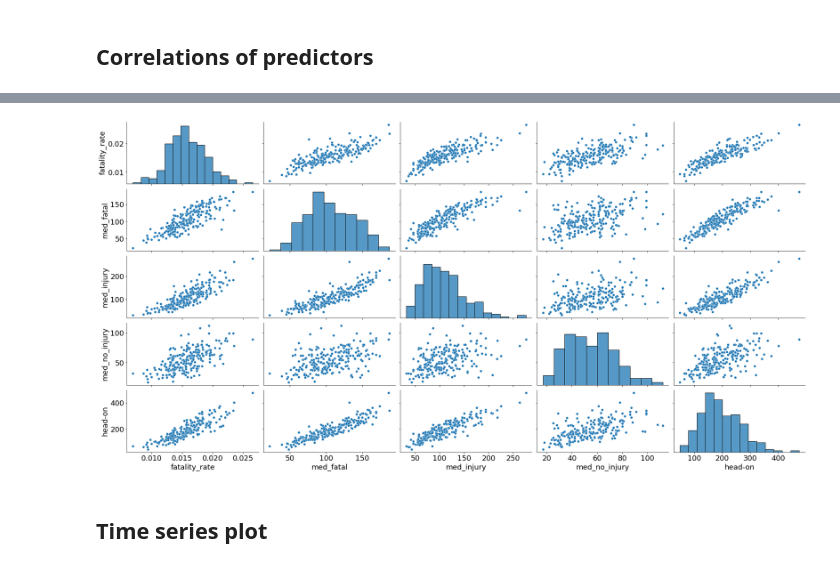
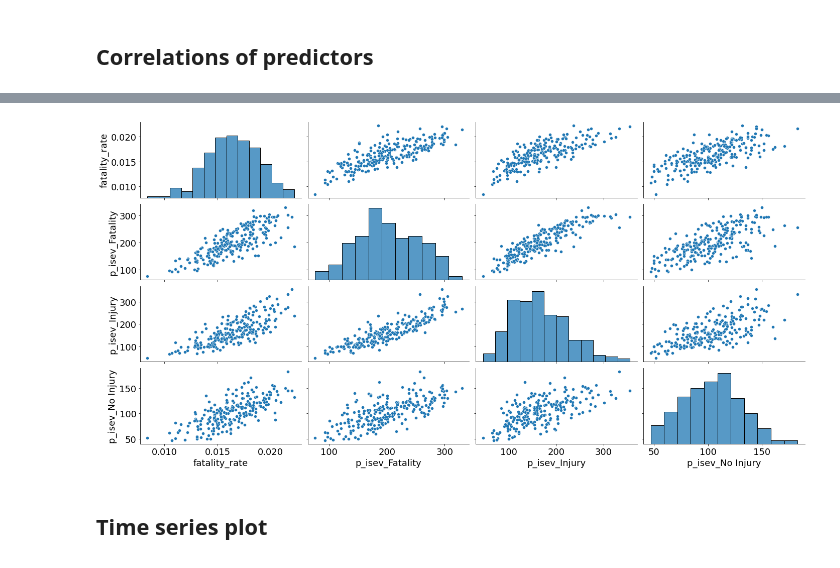
Before and after one commit to Owerre/Time-Series-Forecasting, a Jupyter notebook: fatality-forecast/notebooks/02-eda.ipynb, the cells around one changed output, grey strips where cells are left out. Saved outputs shown, nothing was run; the diff lists cells and outputs as text; code cells hidden in the pictures.

```diff
--- a/fatality-forecast/notebooks/02-eda.ipynb
+++ b/fatality-forecast/notebooks/02-eda.ipynb
@@ -100,9 +103,9 @@ plt.show()
 # %%
-cols = ['fatality_rate', 'med_fatal', 'med_injury', 'med_no_injury', 'head-on']
+cols = ['fatality_rate', 'p_isev_Fatality', 'p_isev_Injury', 'p_isev_No Injury']
 sns.pairplot(ts[cols],height=2.5, aspect=2)
 plt.show()
 # %% [output]
-[figure, old version]
+[figure, new version]
 # %% [markdown]
 ## Time series plot
 # %%
```
Also changed, not shown: parts of 12 cells of this notebook, 10 other files.
